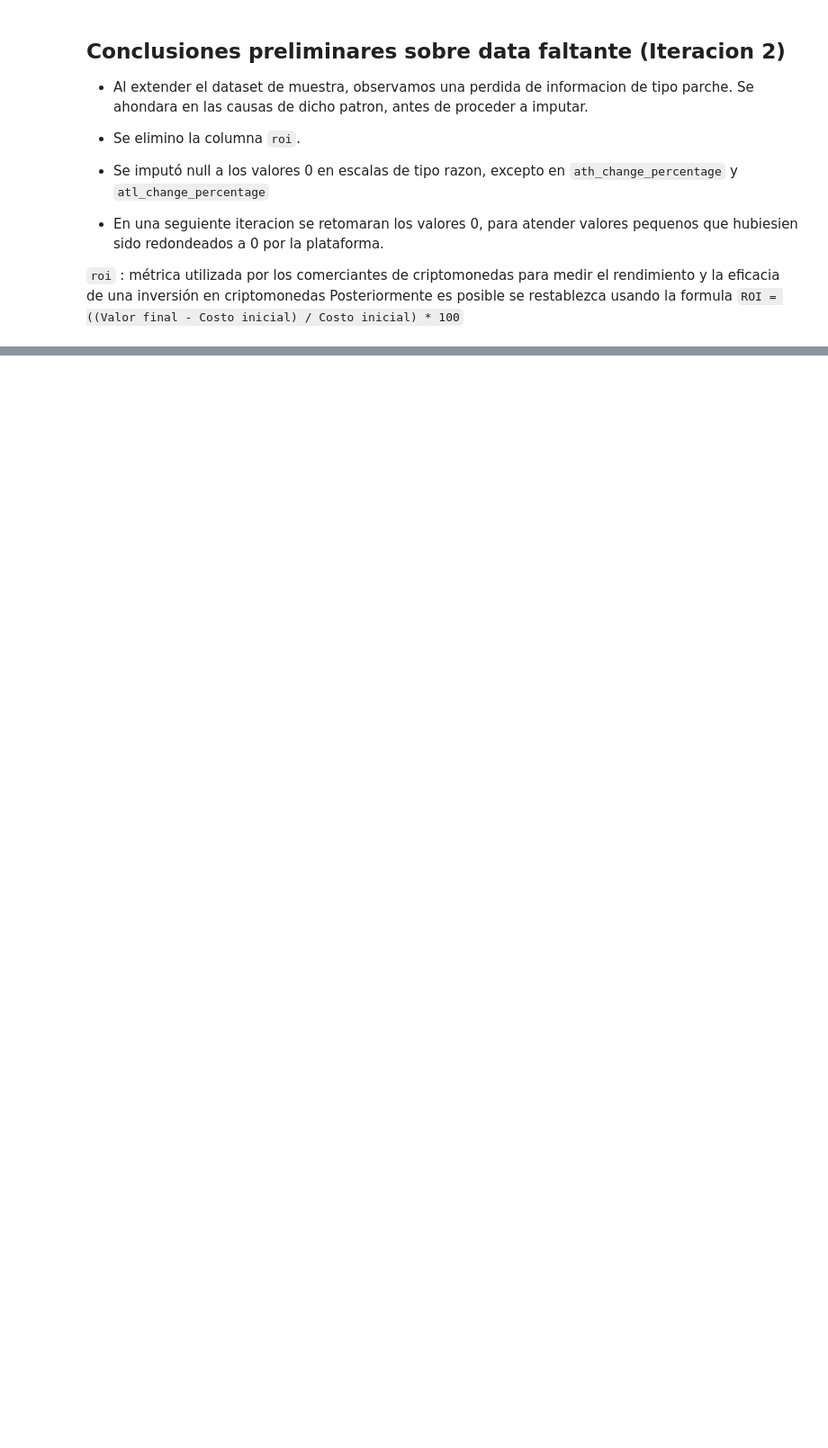
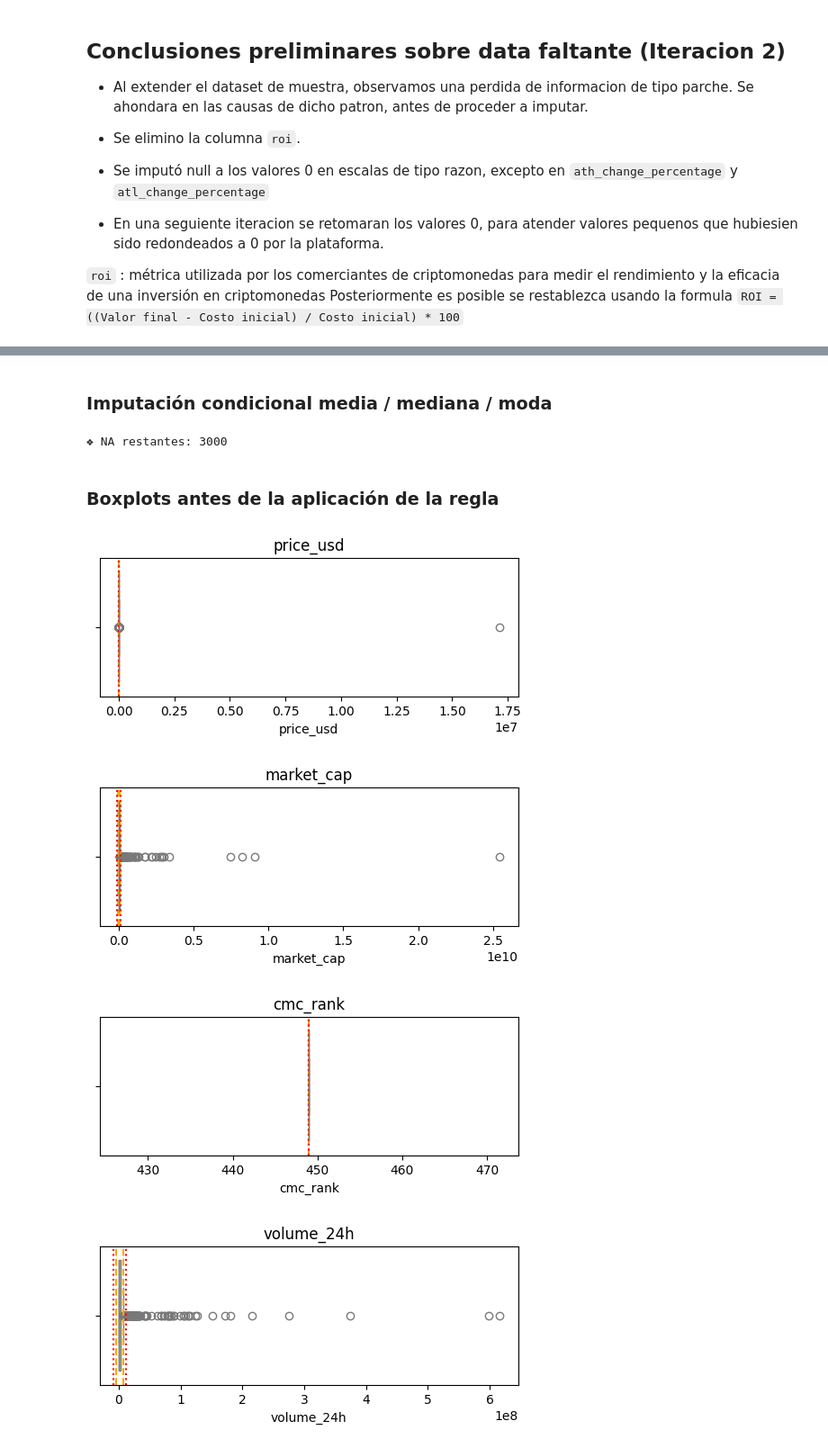
Before and after one commit to Zerovolt0V/MachineLearning_Cripto, a Jupyter notebook: eda.ipynb, the cells around one changed output, grey strips where cells are left out. Shown at 90% size. Drawn from its saved outputs; the diff is of its cells as text; code cells hidden in the pictures; blank space fills up the shorter version.

Commit message:
Terminar la imputación de datos y luego aplicar outliers con RIQ +-1.5, Y agregar el código para generar el grafo

```diff
--- a/eda.ipynb
+++ b/eda.ipynb
@@ -177,0 +215,44 @@ Posteriormente es posible se restablezca usando la formula
+# %% [markdown]
+### Imputación condicional media / mediana / moda
+# %%
+from scipy.stats import shapiro
+
+num_cols = df.select_dtypes(include=['int64', 'float64']).columns
+cat_cols = df.select_dtypes(exclude=['int64', 'float64']).columns
+
+def impute_numeric(s):
+    non_na = s.dropna()
+    p_val = shapiro(non_na.sample(min(5000, len(non_na)), random_state=42))[1] if len(non_na) > 3 else 0
+    return s.fillna(non_na.mean() if p_val > 0.05 else non_na.median())
+
+def impute_cat(s):
+    mode = s.mode(dropna=True)
+    return s.fillna(mode.iloc[0] if not mode.empty else "Missing")
+
+df[num_cols] = df[num_cols].apply(impute_numeric)
+df[cat_cols] = df[cat_cols].apply(impute_cat)
+print("❖ NA restantes:", df.isna().sum().sum())
+# %% [output]
+❖ NA restantes: 3000
+# %% [markdown]
+### Boxplots antes de la aplicación de la regla
+# %%
+import seaborn as sns, matplotlib.pyplot as plt
+
+def boxplot_iqr(col):
+    x = df[col]
+    q1, q3 = x.quantile([.25, .75]); iqr = q3 - q1
+    plt.figure(figsize=(6,2))
+    sns.boxplot(x=x, color='lightblue')
+    for k,c,ls in [(1.5,'orange','--'), (3,'red',':')]:
+        plt.axvline(q1-k*iqr, color=c, ls=ls)
+        plt.axvline(q3+k*iqr, color=c, ls=ls)
+    plt.title(col); plt.show()
+
+for col in num_cols[:8]:    # muestra 8 variables numéricas
+    boxplot_iqr(col)
+# %% [output]
+[figure, added]
+[figure, added]
+[figure, added]
+[figure, added]
```
Also changed, not shown: parts of 31 cells of this notebook, 5 other files.
